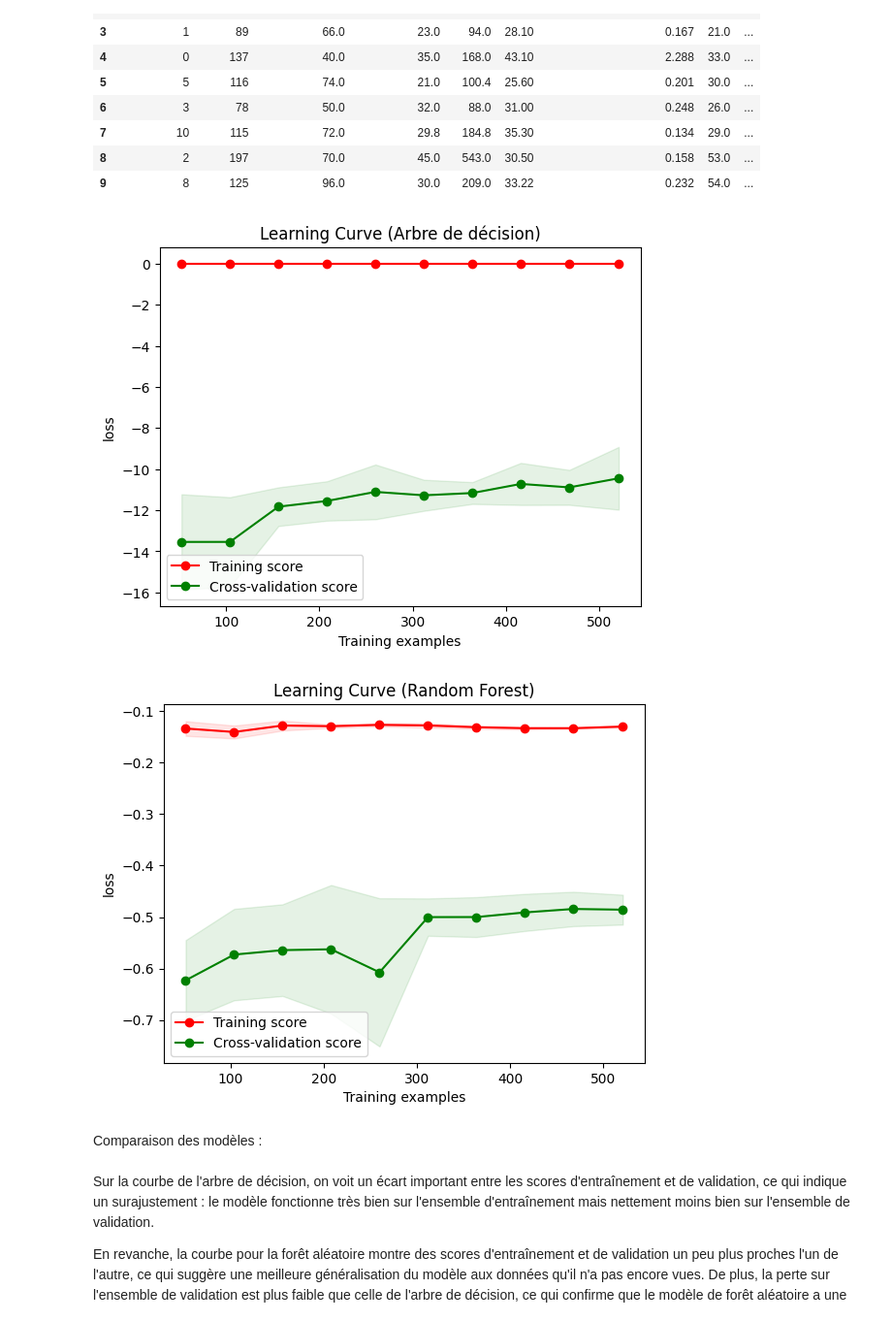
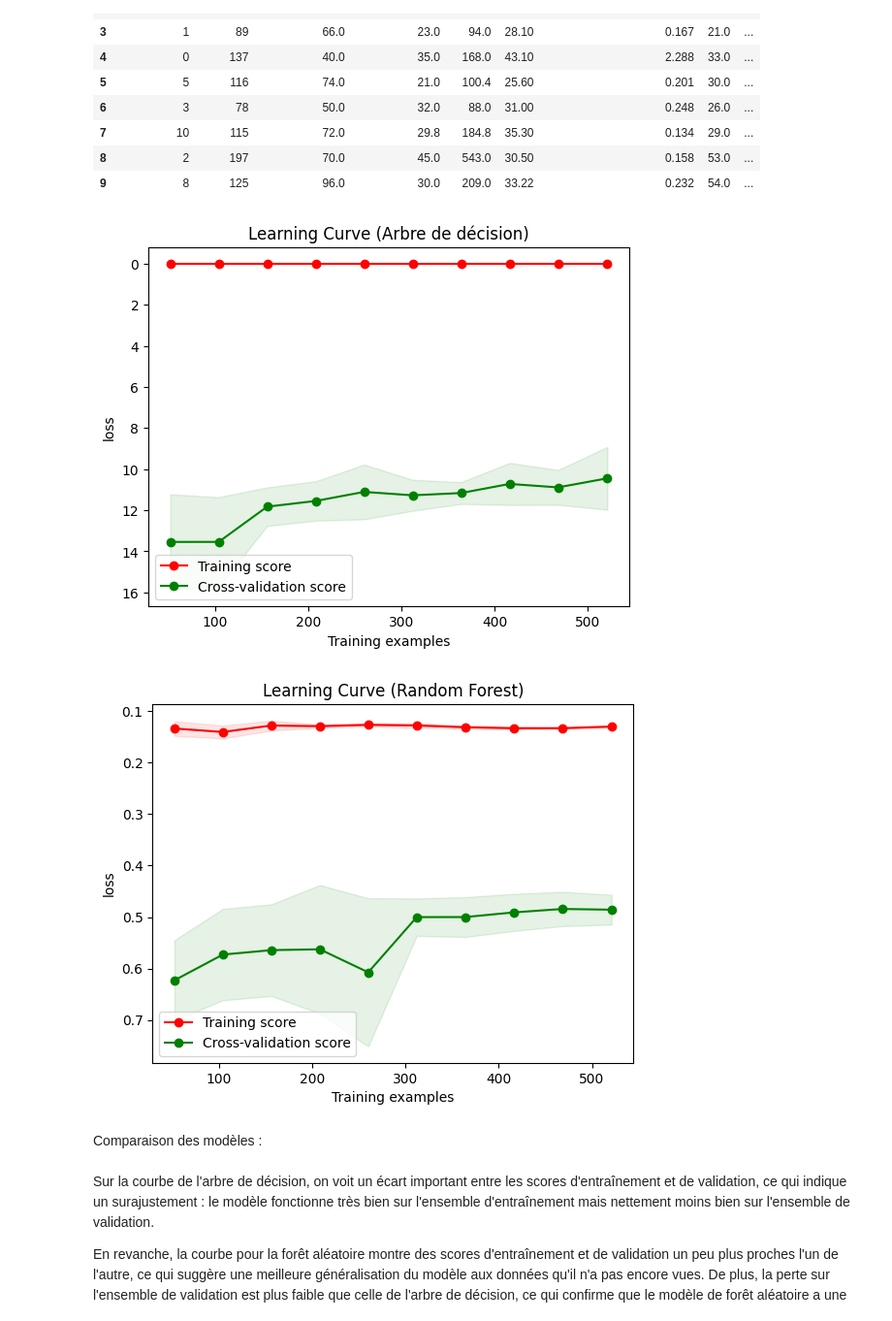
Before and after one commit to ElieLECAS/ML_avance, a Jupyter notebook: learning_curve/correction.ipynb, the cells around one changed output. Shown: that part at 97% size. Saved outputs shown, nothing was run; the diff lists cells and outputs as text; code cells hidden in the pictures.

```diff
--- a/learning_curve/correction.ipynb
+++ b/learning_curve/correction.ipynb
@@ -79,37 +79,37 @@ train_sizes, train_scores, validation_scores = learning_curve(
     estimator = model,
     X = X_train,
     y = y_train,
     train_sizes = np.linspace(0.1, 1.0, 10),
     cv = 5,
     scoring = 'neg_log_loss'
 )
 
 #recuperation des moyennes et des écarts types(facultatif) à chaque cv
-train_scores_mean = train_scores.mean(axis = 1)
+train_scores_mean = -train_scores.mean(axis = 1)
 train_scores_std = train_scores.std(axis = 1)
-validation_scores_mean = validation_scores.mean(axis = 1)
+validation_scores_mean = -validation_scores.mean(axis = 1)
 validation_scores_std = validation_scores.std(axis = 1)
 
 
 plt.figure()
 plt.title("Learning Curve (Arbre de décision)")
 plt.xlabel("Training examples")
 plt.ylabel("loss")
-
+plt.gca().invert_yaxis() #inverser y car métrique de perte
 
 # afficher les points
 plt.plot(train_sizes, train_scores_mean, 'o-', color="r", label="Training score")
 plt.plot(train_sizes, validation_scores_mean, 'o-', color="g", label="Cross-validation score")
 
 # relier les points
 plt.fill_between(train_sizes, train_scores_mean - train_scores_std, train_scores_mean + train_scores_std, alpha=0.1, color="r")
 plt.fill_between(train_sizes, validation_scores_mean - validation_scores_std, validation_scores_mean + validation_scores_std, alpha=0.1, color="g")
 
 
 plt.legend()
 plt.show()
 # %% [output]
-[figure, old version]
+[figure, new version]
 # %%
 #modelisation avec randomforest pour réduire l'overfitting
 
@@ -131,9 +131,9 @@ train_sizes, train_scores, validation_scores = learning_curve(
 )
 
 #recuperation des moyennes et des écarts types(facultatif) à chaque cv
-train_scores_mean = train_scores.mean(axis = 1)
+train_scores_mean = -train_scores.mean(axis = 1)
 train_scores_std = train_scores.std(axis = 1)
-validation_scores_mean = validation_scores.mean(axis = 1)
+validation_scores_mean = -validation_scores.mean(axis = 1)
 validation_scores_std = validation_scores.std(axis = 1)
 
 
@@ -141,7 +141,7 @@ plt.figure()
 plt.title("Learning Curve (Random Forest)")
 plt.xlabel("Training examples")
 plt.ylabel("loss")
-
+plt.gca().invert_yaxis() # -> inverser le y si la métrique est une perte
 
 # afficher les points
 plt.plot(train_sizes, train_scores_mean, 'o-', color="r", label="Training score")
@@ -155,7 +155,7 @@ plt.fill_between(train_sizes, validation_scores_mean - validation_scores_std, va
 plt.legend()
 plt.show()
 # %% [output]
-[figure, old version]
+[figure, new version]
 # %% [markdown]
 Comparaison des modèles :<br><br>
 Sur la courbe de l'arbre de décision, on voit un écart important entre les scores d'entraînement et de validation, ce qui indique un surajustement : le modèle fonctionne très bien sur l'ensemble d'entraînement mais nettement moins bien sur l'ensemble de validation.
```
Also changed, not shown: 1 other file.
